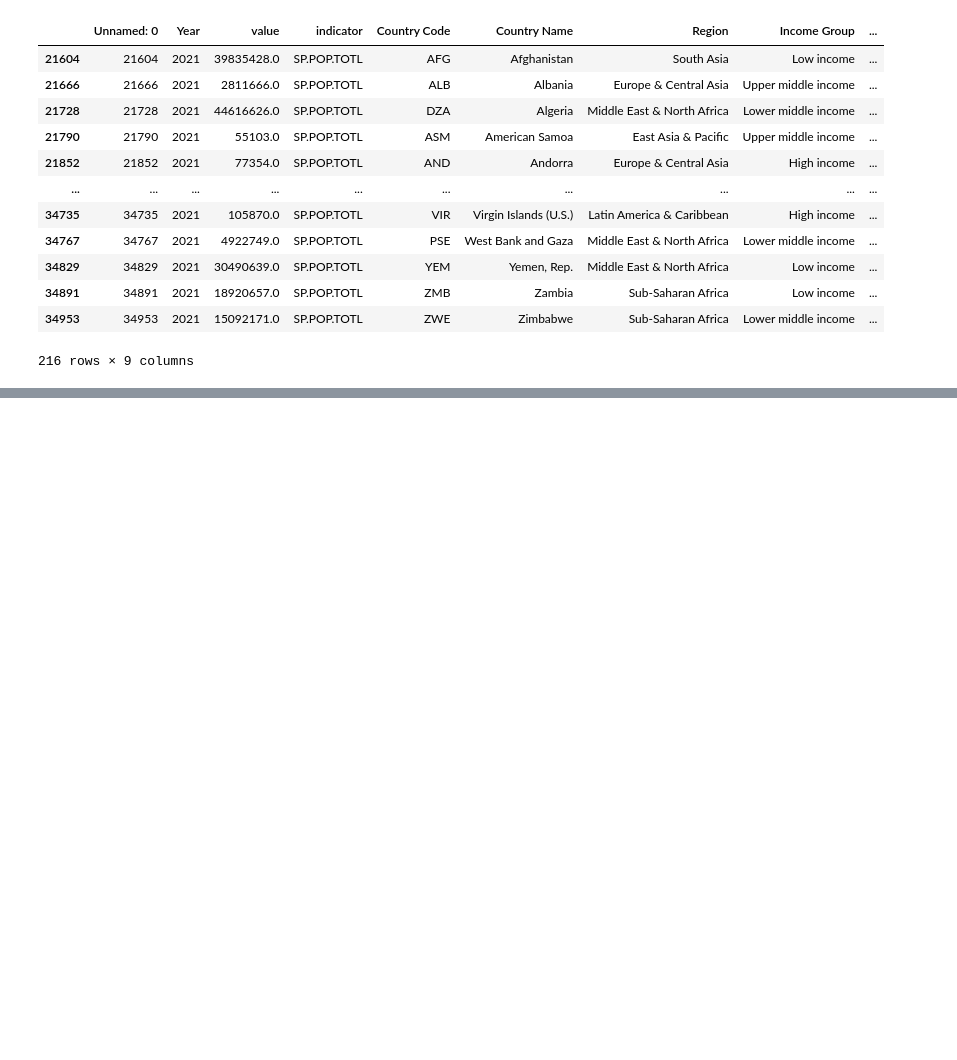
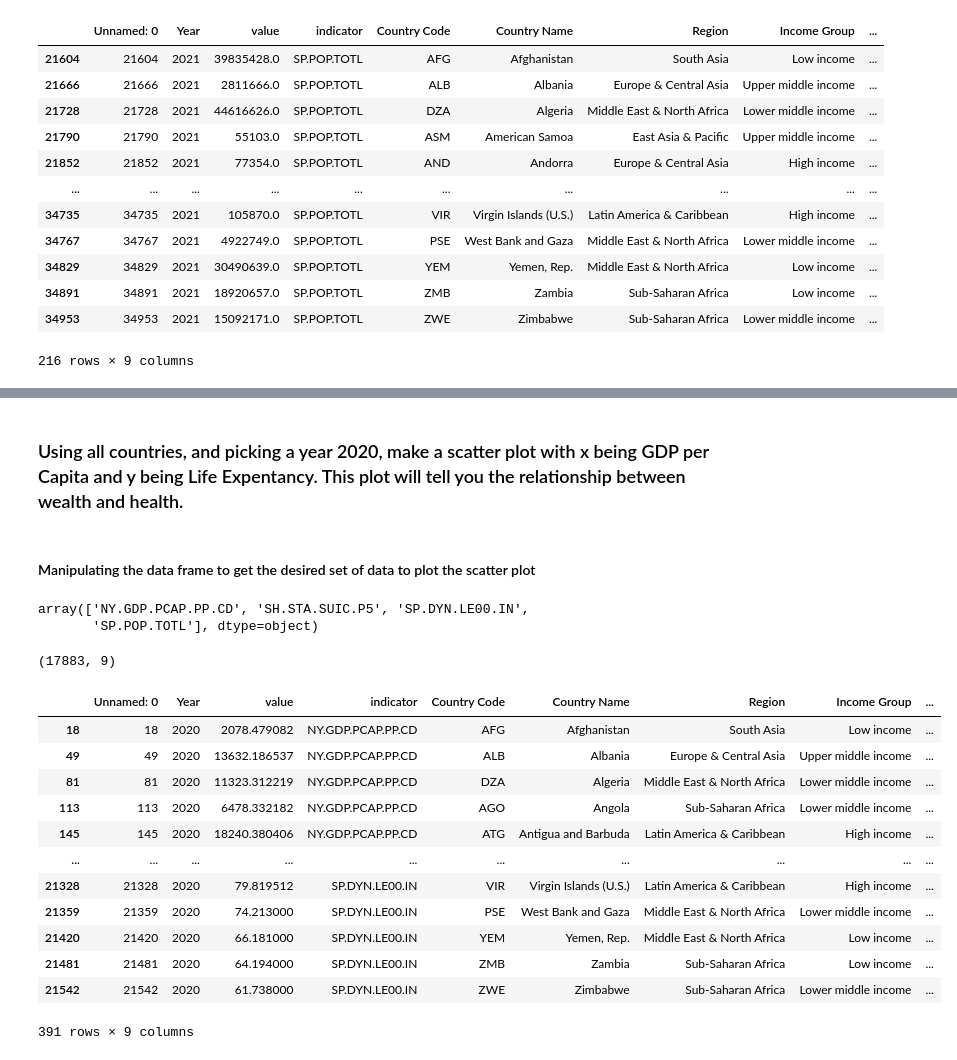
Before and after one commit to arthik1699/DATA690_Data_Visulaization_Statistics, a Jupyter notebook: Assignment-07/Untitled1.ipynb, the cells around one changed output, grey strips where cells are left out. Saved outputs shown, nothing was run; the diff lists cells and outputs as text; code cells hidden in the pictures; blank space fills up the shorter version.

```diff
--- a/Assignment-07/Untitled1.ipynb
+++ b/Assignment-07/Untitled1.ipynb
@@ -186,0 +288,34 @@ ValueError: ignored
+# %% [markdown]
+### Using all countries, and picking a year 2020, make a scatter plot with x being GDP per Capita and y being Life Expentancy. This plot will tell you the relationship between wealth and health.
+# %% [markdown]
+#### Manipulating the data frame to get the desired set of data to plot the scatter plot
+# %%
+df["indicator"].unique()
+# %% [output]
+array(['NY.GDP.PCAP.PP.CD', 'SH.STA.SUIC.P5', 'SP.DYN.LE00.IN',
+       'SP.POP.TOTL'], dtype=object)
+# %%
+my_indicators = ["SP.DYN.LE00.IN", "NY.GDP.PCAP.PP.CD"]
+
+df_7 = df[df["indicator"].isin(my_indicators)]
+
+df_7.shape
+# %% [output]
+(17883, 9)
+# %%
+df_8 = df_7.query('Year == 2020')
+df_8
+# %% [output]
+|  | Unnamed: 0 | Year | value | indicator | Country Code | Country Name | Region | Income Group | ... |
+| 18 | 18 | 2020 | 2078.479082 | NY.GDP.PCAP.PP.CD | AFG | Afghanistan | South Asia | Low income | ... |
+| 49 | 49 | 2020 | 13632.186537 | NY.GDP.PCAP.PP.CD | ALB | Albania | Europe & Central Asia | Upper middle income | ... |
+| 81 | 81 | 2020 | 11323.312219 | NY.GDP.PCAP.PP.CD | DZA | Algeria | Middle East & North Africa | Lower middle income | ... |
+| 113 | 113 | 2020 | 6478.332182 | NY.GDP.PCAP.PP.CD | AGO | Angola | Sub-Saharan Africa | Lower middle income | ... |
+| 145 | 145 | 2020 | 18240.380406 | NY.GDP.PCAP.PP.CD | ATG | Antigua and Barbuda | Latin America & Caribbean | High income | ... |
+| ... | ... | ... | ... | ... | ... | ... | ... | ... | ... |
+| 21328 | 21328 | 2020 | 79.819512 | SP.DYN.LE00.IN | VIR | Virgin Islands (U.S.) | Latin America & Caribbean | High income | ... |
+| 21359 | 21359 | 2020 | 74.213000 | SP.DYN.LE00.IN | PSE | West Bank and Gaza | Middle East & North Africa | Lower middle income | ... |
+| 21420 | 21420 | 2020 | 66.181000 | SP.DYN.LE00.IN | YEM | Yemen, Rep. | Middle East & North Africa | Low income | ... |
+| 21481 | 21481 | 2020 | 64.194000 | SP.DYN.LE00.IN | ZMB | Zambia | Sub-Saharan Africa | Low income | ... |
+| 21542 | 21542 | 2020 | 61.738000 | SP.DYN.LE00.IN | ZWE | Zimbabwe | Sub-Saharan Africa | Lower middle income | ... |
+391 rows × 9 columns
```
Also changed, not shown: parts of 31 cells of this notebook.
